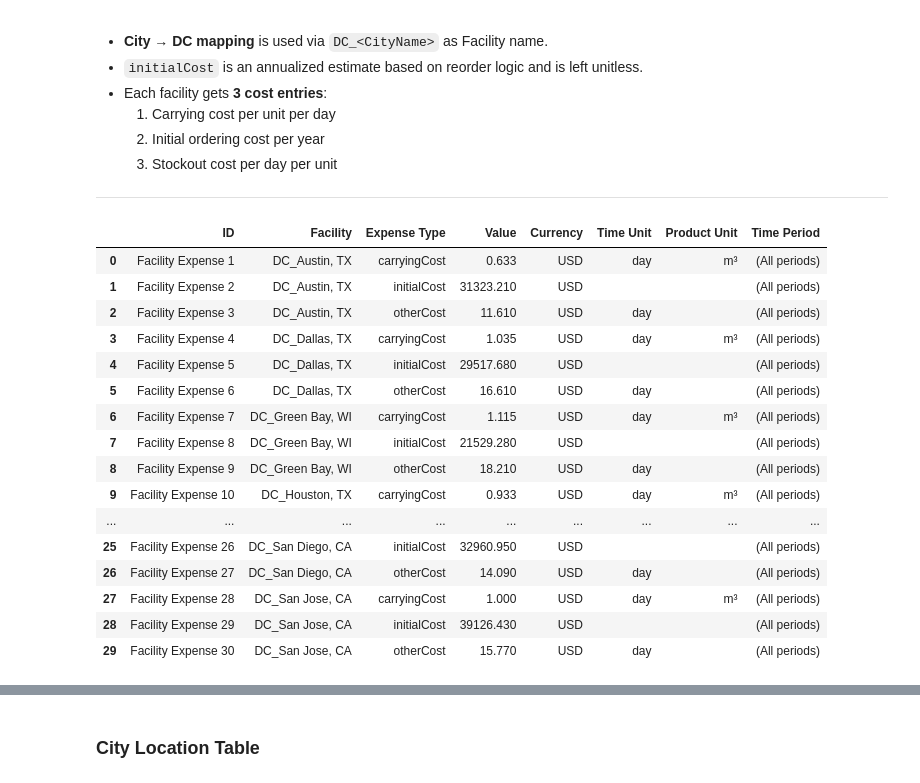
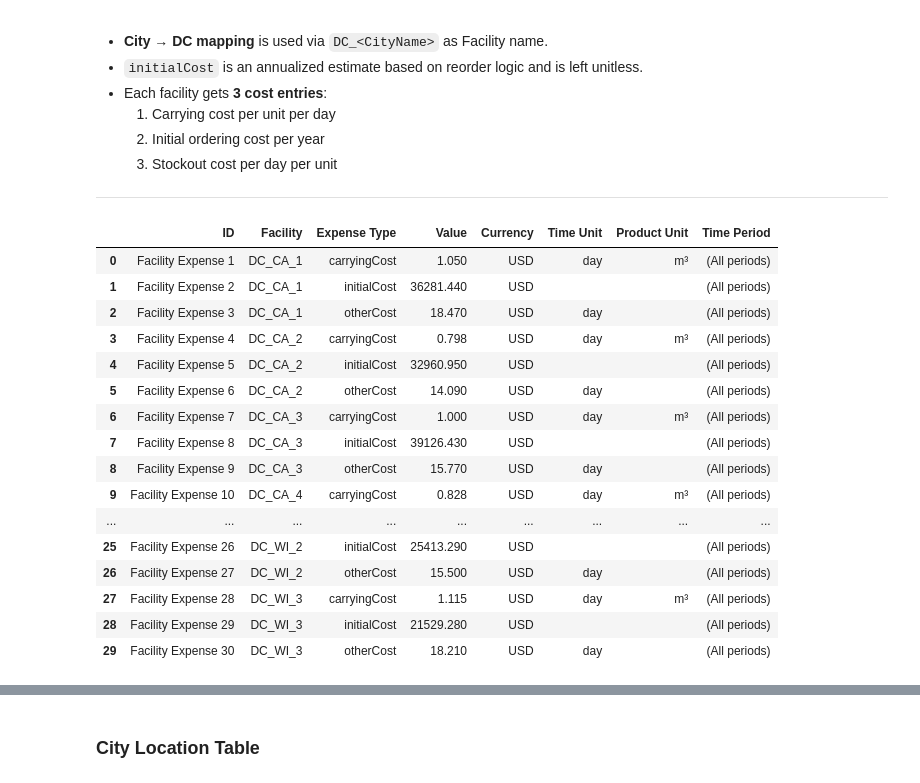
Before and after one commit to vivasvana1/SparePartsInventory, a Jupyter notebook: notebooks/06_anylogistix_simuation_tables.ipynb, the cells around one changed output, grey strips where cells are left out. Saved outputs shown, nothing was run; the diff lists cells and outputs as text; code cells hidden in the pictures.

```diff
--- a/notebooks/06_anylogistix_simuation_tables.ipynb
+++ b/notebooks/06_anylogistix_simuation_tables.ipynb
@@ -194,8 +212,7 @@ df = forecast_df.copy()
 numerical_features = [
     'forecasted_demand', 'unit_cost', 'revenue',
     'lead_time_mean', 'lead_time_std_dev', 'cv_demand',
-    'eoq_units', 'safety_stock_units', 'reorder_point_units'  # Added here
-]
+     'safety_stock_units', 'reorder_point_units']
 
 categorical_features = [
     'demand_pattern', 'ABC_Class', 'XYZ_Class', 'volatility_class'
@@ -278,6 +295,8 @@ To convert 439k+ SKU-level rows into **2000 representative demand archetypes**,
 | ...              | Additional aggregated features             |
 
 ---
+# %%
+pd.set_option('display.max_columns',None)
 # %%
 import pandas as pd
 
@@ -1174,8 +1174,8 @@ import pandas as pd
 def generate_facility_expense_table(forecast_df):
     df = forecast_df.copy()
 
-    if 'City' not in df.columns:
-        df['City'] = df['Location']
+    # Define ordering cost per order based on ABC classification
+    df['ordering_cost_per_order'] = df['ABC_Class'].map({'A': 800, 'B': 600, 'C': 400}).fillna(400)
 
     # Daily demand
     df['daily_demand'] = df['forecasted_demand']
@@ -1190,19 +1190,28 @@ def generate_facility_expense_table(forecast_df):
     df['initial_cost'] = df['initial_cost'].fillna(0)
 
     # Carrying cost per day
+    df['holding_cost_rate'] = df['volatility_class'].map({
+        'Highly Volatile': 0.25,
+        'Variable': 0.22,
+        'Stable': 0.18
+    }).fillna(0.15)
     df['carrying_cost_per_day'] = df['unit_cost'] * df['holding_cost_rate']
 
+    df['stockout_cost_per_unit'] = np.where(
+    df['part_type'].str.contains('BRAKE_PAD', na=False), df['unit_cost'] * 5,
+    np.where(df['part_type'].str.contains('FAN_MOTOR', na=False), df['unit_cost'] * 3, df['unit_cost'] * 2))
+
     # Grouped cost table by facility
-    grouped = df.groupby('City').agg({
+    grouped = df.groupby('Location').agg({
         'carrying_cost_per_day': 'mean',
-        'initial_cost': 'mean',  # Total cost across SKUs
+        'initial_cost': 'mean',
         'stockout_cost_per_unit': 'mean'
     }).reset_index()
 
     # Format records
     records = []
     for i, row in grouped.iterrows():
-        facility = f"DC_{row['City']}"
+        facility = f"DC_{row['Location']}"
         records.extend([
             {
                 "ID": f"Facility Expense {i*3+1}",
@@ -1217,47 +1226,47 @@ def generate_facility_expense_table(forecast_df):
             {
                 "ID": f"Facility Expense {i*3+2}",
                 "Facility": facility,
                 "Expense Type": "initialCost",
                 "Value": round(row['initial_cost'], 2),
                 "Currency": "USD",
                 "Time Unit": "",
                 "Product Unit": "",
                 "Time Period": "(All periods)"
             },
             {
                 "ID": f"Facility Expense {i*3+3}",
                 "Facility": facility,
                 "Expense Type": "otherCost",
                 "Value": round(row['stockout_cost_per_unit'], 2),
                 "Currency": "USD",
                 "Time Unit": "day",
                 "Product Unit": "",
                 "Time Period": "(All periods)"
             }
         ])
 
     return pd.DataFrame(records)
 
 # Export
 facility_expense_df = generate_facility_expense_table(forecast_df)
 facility_expense_df.to_csv("facility_expense_table.csv", index=False)
 facility_expense_df
 # %% [output]
 |  | ID | Facility | Expense Type | Value | Currency | Time Unit | Product Unit | Time Period |
-| 0 | Facility Expense 1 | DC_Austin, TX | carryingCost | 0.633 | USD | day | m³ | (All periods) |
-| 1 | Facility Expense 2 | DC_Austin, TX | initialCost | 31323.210 | USD |  |  | (All periods) |
-| 2 | Facility Expense 3 | DC_Austin, TX | otherCost | 11.610 | USD | day |  | (All periods) |
-| 3 | Facility Expense 4 | DC_Dallas, TX | carryingCost | 1.035 | USD | day | m³ | (All periods) |
-| 4 | Facility Expense 5 | DC_Dallas, TX | initialCost | 29517.680 | USD |  |  | (All periods) |
-| 5 | Facility Expense 6 | DC_Dallas, TX | otherCost | 16.610 | USD | day |  | (All periods) |
-| 6 | Facility Expense 7 | DC_Green Bay, WI | carryingCost | 1.115 | USD | day | m³ | (All periods) |
-| 7 | Facility Expense 8 | DC_Green Bay, WI | initialCost | 21529.280 | USD |  |  | (All periods) |
-| 8 | Facility Expense 9 | DC_Green Bay, WI | otherCost | 18.210 | USD | day |  | (All periods) |
-| 9 | Facility Expense 10 | DC_Houston, TX | carryingCost | 0.933 | USD | day | m³ | (All periods) |
+| 0 | Facility Expense 1 | DC_CA_1 | carryingCost | 1.050 | USD | day | m³ | (All periods) |
+| 1 | Facility Expense 2 | DC_CA_1 | initialCost | 36281.440 | USD |  |  | (All periods) |
+| 2 | Facility Expense 3 | DC_CA_1 | otherCost | 18.470 | USD | day |  | (All periods) |
+| 3 | Facility Expense 4 | DC_CA_2 | carryingCost | 0.798 | USD | day | m³ | (All periods) |
+| 4 | Facility Expense 5 | DC_CA_2 | initialCost | 32960.950 | USD |  |  | (All periods) |
+| 5 | Facility Expense 6 | DC_CA_2 | otherCost | 14.090 | USD | day |  | (All periods) |
+| 6 | Facility Expense 7 | DC_CA_3 | carryingCost | 1.000 | USD | day | m³ | (All periods) |
+| 7 | Facility Expense 8 | DC_CA_3 | initialCost | 39126.430 | USD |  |  | (All periods) |
+| 8 | Facility Expense 9 | DC_CA_3 | otherCost | 15.770 | USD | day |  | (All periods) |
+| 9 | Facility Expense 10 | DC_CA_4 | carryingCost | 0.828 | USD | day | m³ | (All periods) |
 | ... | ... | ... | ... | ... | ... | ... | ... | ... |
-| 25 | Facility Expense 26 | DC_San Diego, CA | initialCost | 32960.950 | USD |  |  | (All periods) |
-| 26 | Facility Expense 27 | DC_San Diego, CA | otherCost | 14.090 | USD | day |  | (All periods) |
-| 27 | Facility Expense 28 | DC_San Jose, CA | carryingCost | 1.000 | USD | day | m³ | (All periods) |
-| 28 | Facility Expense 29 | DC_San Jose, CA | initialCost | 39126.430 | USD |  |  | (All periods) |
-| 29 | Facility Expense 30 | DC_San Jose, CA | otherCost | 15.770 | USD | day |  | (All periods) |
+| 25 | Facility Expense 26 | DC_WI_2 | initialCost | 25413.290 | USD |  |  | (All periods) |
+| 26 | Facility Expense 27 | DC_WI_2 | otherCost | 15.500 | USD | day |  | (All periods) |
+| 27 | Facility Expense 28 | DC_WI_3 | carryingCost | 1.115 | USD | day | m³ | (All periods) |
+| 28 | Facility Expense 29 | DC_WI_3 | initialCost | 21529.280 | USD |  |  | (All periods) |
+| 29 | Facility Expense 30 | DC_WI_3 | otherCost | 18.210 | USD | day |  | (All periods) |
 # %% [markdown]
```
Also changed, not shown: parts of 27 cells of this notebook, 5 other files.
